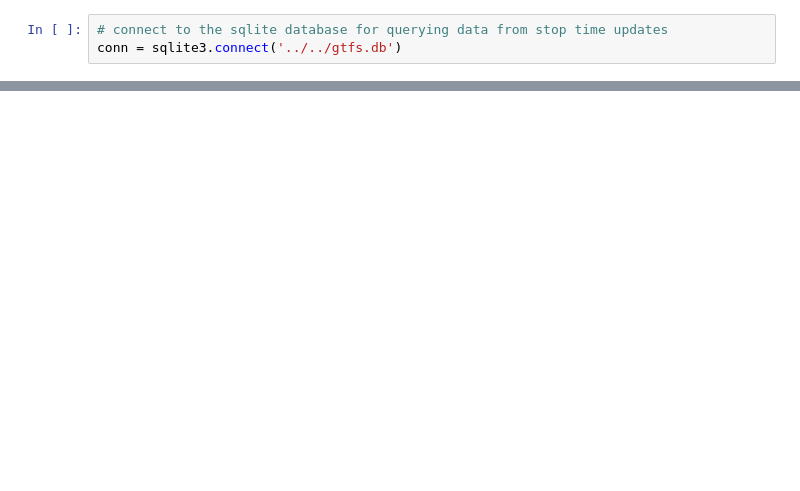
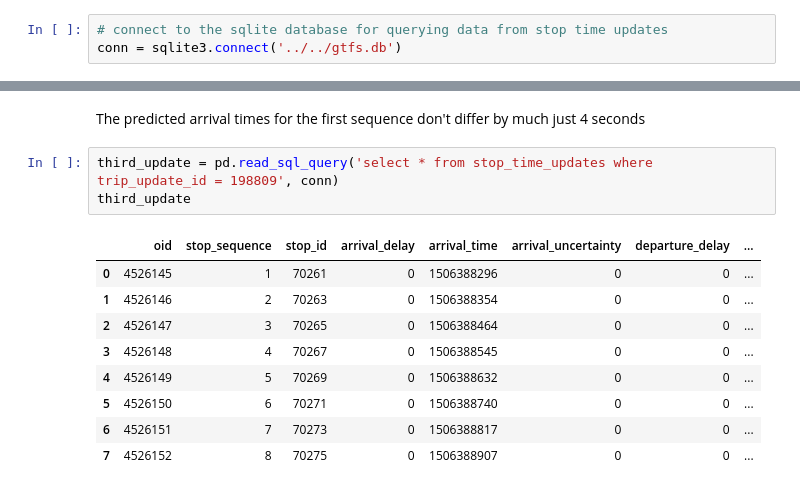
Before and after one commit to jmhern/GTFS_work, a Jupyter notebook: RealTimeDataAnalysis.ipynb, the cells around one changed output, grey strips where cells are left out. Cells and saved outputs as stored; diff of their text form; blank space fills up the shorter version.

```diff
--- a/RealTimeDataAnalysis.ipynb
+++ b/RealTimeDataAnalysis.ipynb
@@ -79,0 +142,15 @@ conn = sqlite3.connect('../../gtfs.db')
+# %% [markdown]
+The predicted arrival times for the first sequence don't differ by much just 4 seconds
+# %%
+third_update = pd.read_sql_query('select * from stop_time_updates where trip_update_id = 198809', conn)
+third_update
+# %% [output]
+|  | oid | stop_sequence | stop_id | arrival_delay | arrival_time | arrival_uncertainty | departure_delay | ... |
+| 0 | 4526145 | 1 | 70261 | 0 | 1506388296 | 0 | 0 | ... |
+| 1 | 4526146 | 2 | 70263 | 0 | 1506388354 | 0 | 0 | ... |
+| 2 | 4526147 | 3 | 70265 | 0 | 1506388464 | 0 | 0 | ... |
+| 3 | 4526148 | 4 | 70267 | 0 | 1506388545 | 0 | 0 | ... |
+| 4 | 4526149 | 5 | 70269 | 0 | 1506388632 | 0 | 0 | ... |
+| 5 | 4526150 | 6 | 70271 | 0 | 1506388740 | 0 | 0 | ... |
+| 6 | 4526151 | 7 | 70273 | 0 | 1506388817 | 0 | 0 | ... |
+| 7 | 4526152 | 8 | 70275 | 0 | 1506388907 | 0 | 0 | ... |
```
Also changed, not shown: parts of 10 cells of this notebook.
